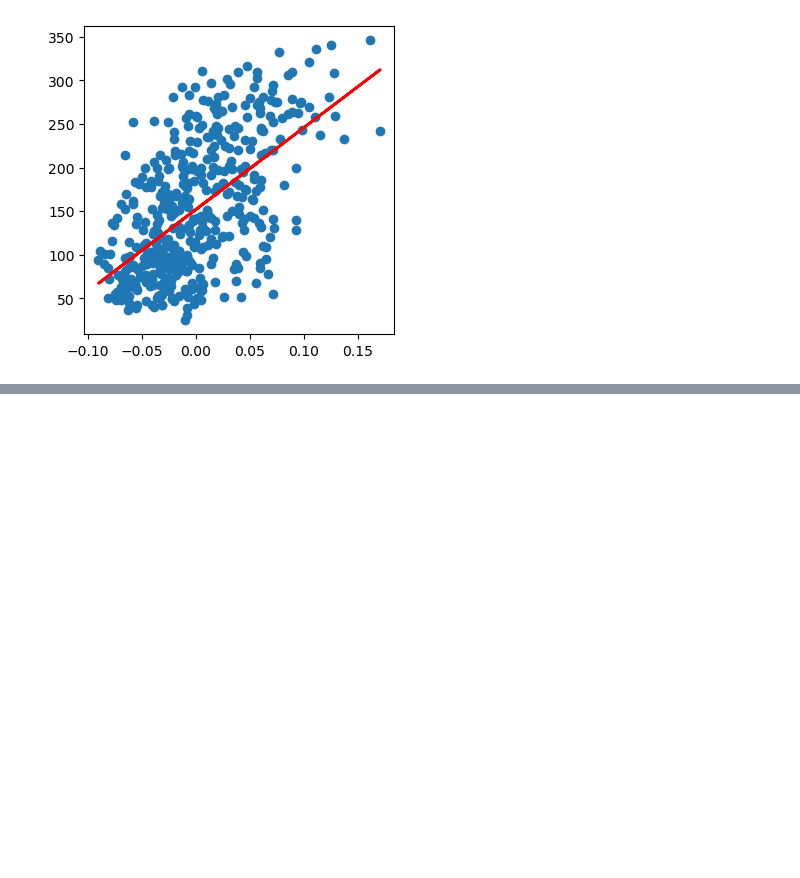
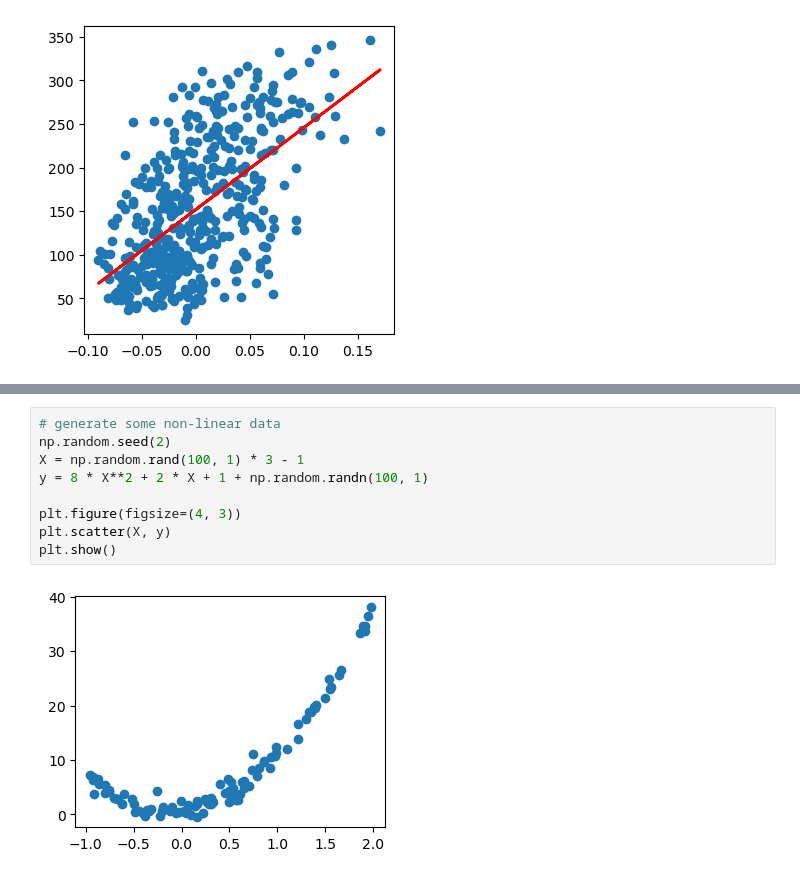
Before and after one commit to hc-sun/python-data-science, a Jupyter notebook: machine_learning.ipynb, the cells around one changed output, grey strips where cells are left out. Saved outputs shown, nothing was run; the diff lists cells and outputs as text; blank space fills up the shorter version.

```diff
--- a/machine_learning.ipynb
+++ b/machine_learning.ipynb
@@ -83,0 +90,11 @@ plt.show()
+# %%
+# generate some non-linear data
+np.random.seed(2)
+X = np.random.rand(100, 1) * 3 - 1
+y = 8 * X**2 + 2 * X + 1 + np.random.randn(100, 1)
+
+plt.figure(figsize=(4, 3))
+plt.scatter(X, y)
+plt.show()
+# %% [output]
+[figure, added]
```
Also changed, not shown: parts of 2 cells of this notebook.
